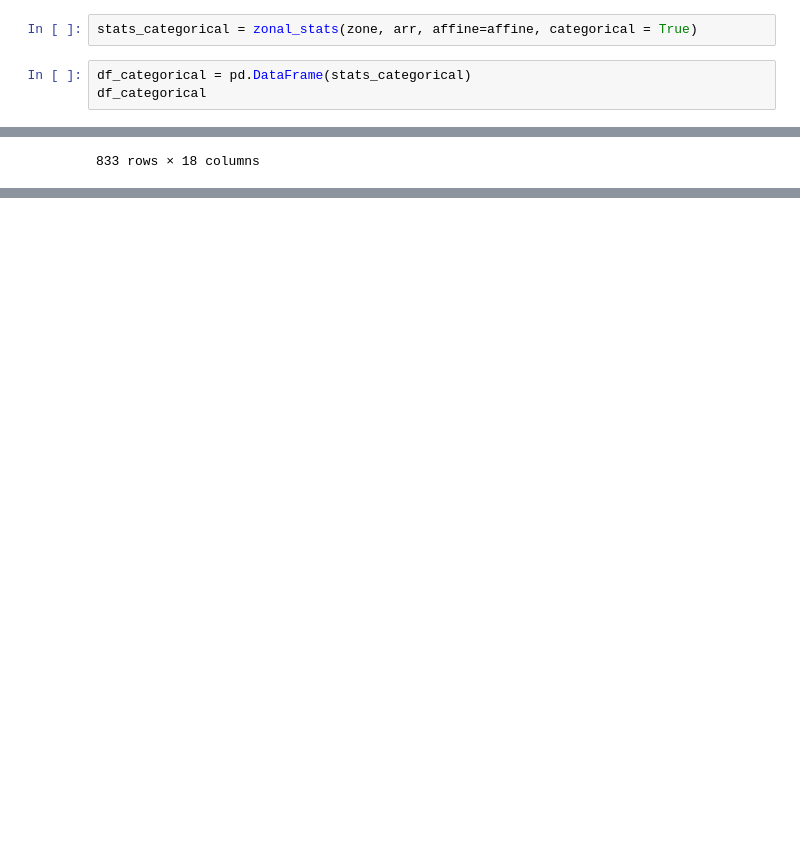
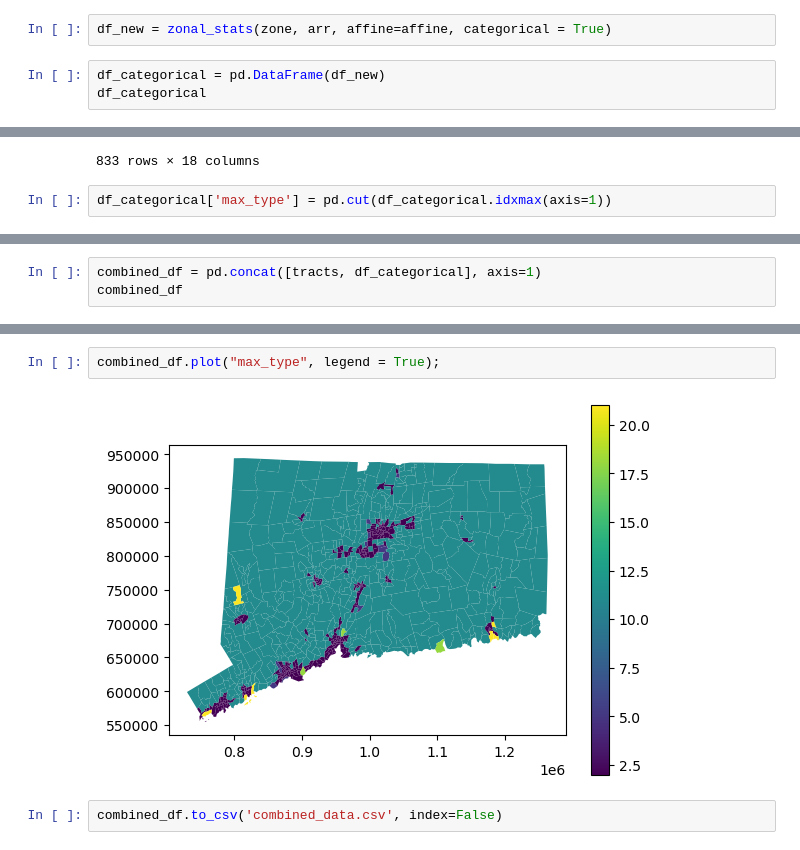
Before and after one commit to Liam-W-Smith/csci-0451-final-project, a Jupyter notebook: code/final_project.ipynb, the cells around one changed output, grey strips where cells are left out. Drawn from its saved outputs; the diff is of its cells as text; blank space fills up the shorter version.

Commit message:
added major land type for each tract

```diff
--- a/code/final_project.ipynb
+++ b/code/final_project.ipynb
@@ -138,9 +150,9 @@ df
 | 832 | 2.0 | 22.0 | 10.501871 | 36973367 |
 833 rows × 4 columns
 # %%
-stats_categorical = zonal_stats(zone, arr, affine=affine, categorical = True)
+df_new = zonal_stats(zone, arr, affine=affine, categorical = True)
 # %%
-df_categorical = pd.DataFrame(stats_categorical)
+df_categorical = pd.DataFrame(df_new)
 df_categorical
 # %% [output]
 |  | 2 | 5 | 8 | 11 | 12 | 13 | 14 | 15 | 17 | 18 | 19 | ... |
@@ -156,3 +168,5 @@ df_categorical
 | 831 | 719097.0 | 191291.0 | NaN | 148415.0 | 2535.0 | NaN | NaN | NaN | NaN | NaN | NaN | ... |
 | 832 | 3016852.0 | 3182206.0 | 301285.0 | 25784375.0 | 220307.0 | 1788894.0 | 155408.0 | 121380.0 | NaN | NaN | 3974.0 | ... |
 833 rows × 18 columns
+# %%
+df_categorical['max_type'] = pd.cut(df_categorical.idxmax(axis=1))
@@ -158,0 +175,3 @@ df_categorical
+# %%
+combined_df = pd.concat([tracts, df_categorical], axis=1)
+combined_df
@@ -158,0 +192,6 @@ df_categorical
+# %%
+combined_df.plot("max_type", legend = True);
+# %% [output]
+[figure, added]
+# %%
+combined_df.to_csv('combined_data.csv', index=False)
```
Also changed, not shown: parts of 4 cells of this notebook, 1 other file.
